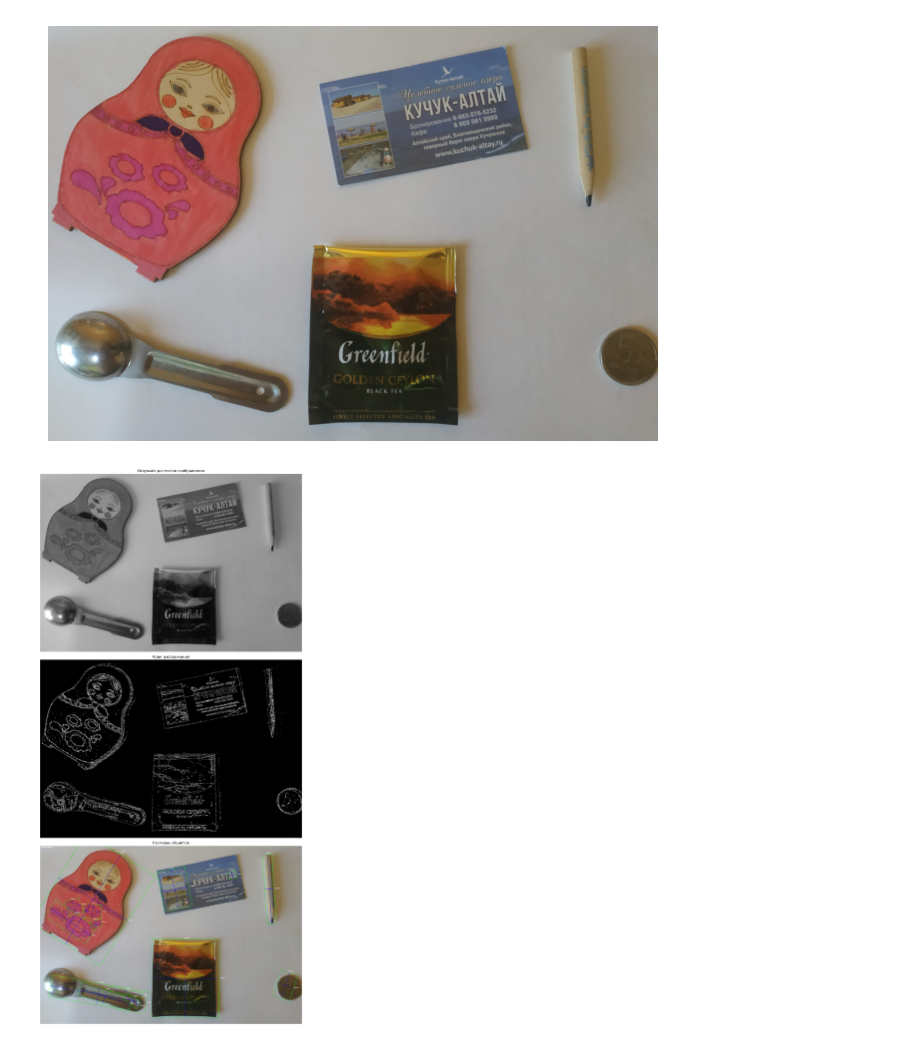
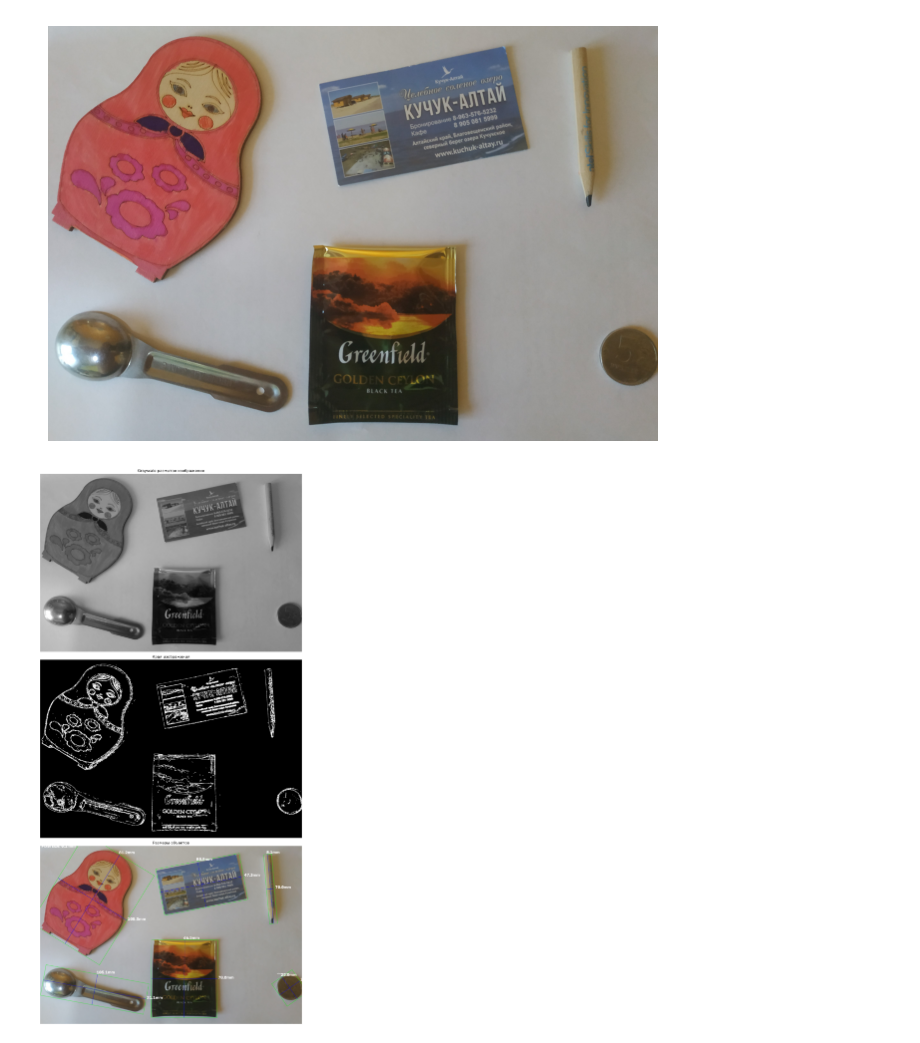
Before and after one commit to RuslanVdovinn/asu, a Jupyter notebook: kmkz/lec3/exercise/4/open_cv_image_size.ipynb, the cells around one changed output. Drawn from its saved outputs; the diff is of its cells as text; code cells hidden in the pictures.

```diff
--- a/kmkz/lec3/exercise/4/open_cv_image_size.ipynb
+++ b/kmkz/lec3/exercise/4/open_cv_image_size.ipynb
@@ -23,20 +23,20 @@ plt.imshow(image)
 def midpoint(ptA, ptB): # функция вычисления средней точки
    return ((ptA[0] + ptB[0]) * 0.5, (ptA[1] + ptB[1]) * 0.5)
 # %%
-def objects_size(image_rgb, reference_width, canny_treshold=(50, 70), object_treshold=1000):
+def objects_size(image_rgb, reference_width, canny_treshold=(50, 70), object_treshold=1000, sort_method='lest-to-right', font_scale=0.65):
     plt.figure(figsize=(21, 25), dpi=90)
     gray = cv2.cvtColor(image_rgb, cv2.COLOR_RGB2GRAY) # преобразование в градации серого
     gray = cv2.GaussianBlur(gray, (3, 3), 0) # фильтр Гаусса с маской 3х3. Отсутствие размытия зачастую дает детекцию ложных объектов
     plt.subplot(3,1,1); plt.imshow(gray, cmap='gray'); plt.axis('off'); plt.title('Grayscale размытое изображение')
 
     edged = cv2.Canny(gray, *canny_treshold) # обнаруживаем края
-    edged = cv2.erode(cv2.dilate(edged, None, iterations=1), None, iterations=1) # выполняем дилатацию и эрозию, чтобы  получить четкие края
+    edged = cv2.erode(cv2.dilate(edged, None, iterations=2), None, iterations=1) # выполняем дилатацию и эрозию, чтобы  получить четкие края
     plt.subplot(3,1,2); plt.imshow(edged, cmap='gray'); plt.axis('off'); plt.title('Края изображения')
 
     # RETR_EXTERNAL - находит только внешние контуры, CV_CHAIN_APPROX_SIMPLE - склеивает все горизонтальные, вертикальные и диагональные контуры
     cnts = cv2.findContours(edged, cv2.RETR_EXTERNAL, cv2.CHAIN_APPROX_SIMPLE)
     cnts = cnts[0] if len(cnts) == 2 else cnts[1]
-    (cnts, _) = contours.sort_contours(cnts) # сортируем найденные контуры в порядке слева направо, для определения эталонного (левого) объекта
+    (cnts, _) = contours.sort_contours(cnts, method=sort_method) # сортируем найденные контуры в нужном порядке
 
     orig = image.copy()
     pixelsPerMillimetr = None
@@ -78,14 +78,14 @@ def objects_size(image_rgb, reference_width, canny_treshold=(50, 70), object_tre
 
         # наносим размер объекта на изображение
         cv2.putText(orig, "{:.1f}mm".format(dimB),
-            (int(tltrX - 15), int(tltrY - 10)), cv2.FONT_HERSHEY_SIMPLEX, 0.65, (255, 255, 255), 2)
+            (int(tltrX - 15), int(tltrY - 10)), cv2.FONT_HERSHEY_SIMPLEX, font_scale, (255, 255, 255), 2)
 
         cv2.putText(orig, "{:.1f}mm".format(dimA),
-            (int(trbrX + 10), int(trbrY)), cv2.FONT_HERSHEY_SIMPLEX, 0.65, (255, 255, 255), 2)
+            (int(trbrX + 10), int(trbrY)), cv2.FONT_HERSHEY_SIMPLEX, font_scale, (255, 255, 255), 2)
 
         #  выводим размер пикселя
         cv2.putText(orig, "Pixel size: {:.1f} mm".format(1/pixelsPerMillimetr),(20, 20), cv2.FONT_HERSHEY_SIMPLEX,
-            0.65, (255, 255, 255), 2)
+            font_scale, (255, 255, 255), 2)
 
     plt.subplot(3,1,3); plt.imshow(orig, cmap='gray'); plt.axis('off'); plt.title('Размеры объектов')
     plt.tight_layout()
@@ -103,6 +103,6 @@ plt.imshow(image)
 <matplotlib.image.AxesImage at 0x...>
 [figure]
 # %%
-objects_size(image, reference_width=25, canny_treshold=(12, 20), object_treshold=6000)
+objects_size(image, reference_width=25, canny_treshold=(15, 29), object_treshold=25000, sort_method='right-to-left', font_scale=2)
 # %% [output]
-[figure, old version]
+[figure, new version]
```
Also changed, not shown: parts of 1 cell of this notebook.
